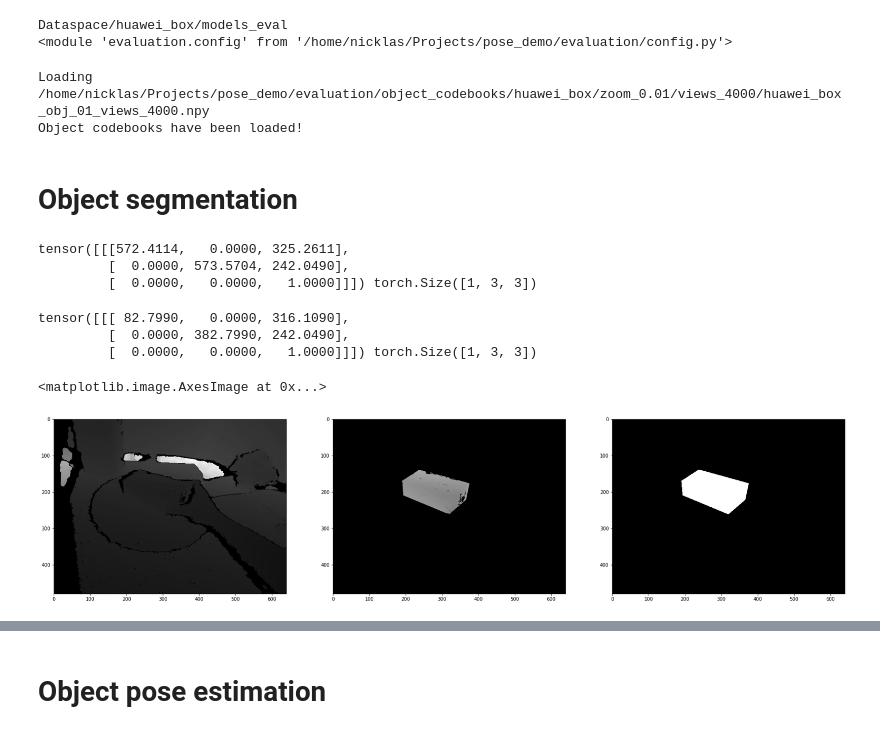
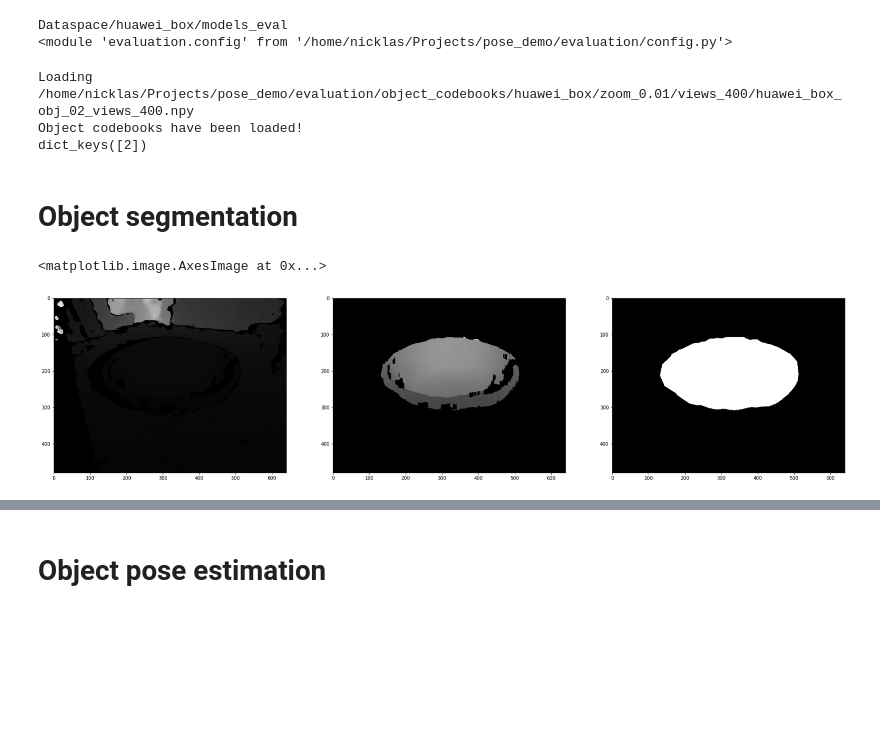
Before and after one commit to EternalGoldenBraid/pose_demo, a Jupyter notebook: example/prototype.ipynb, the cells around one changed output, grey strips where cells are left out. Drawn from its saved outputs; the diff is of its cells as text; code cells hidden in the pictures; blank space fills up the shorter version.

```diff
--- a/example/prototype.ipynb
+++ b/example/prototype.ipynb
@@ -52,6 +52,6 @@ cfg.RENDER_HEIGHT = 480  # the height of rendered images
 cfg.DATASET_NAME = 'huawei_box'        # dataset name
 #cfg.DATASET_NAME = 'lm'        # dataset name
 
-cfg.HEMI_ONLY = False   # only the upper hemishpere is used for LineMOD
+cfg.HEMI_ONLY = True
 # %%
 print(os.getcwd()); cfg.DATA_PATH; os.listdir()
@@ -120,20 +119,10 @@ object_codebooks = utils.OVE6D_codebook_generation(codebook_dir=codebook_saving_
                                                     config=cfg,
                                                     device=DEVICE)
 print('Object codebooks have been loaded!')
+print(object_codebooks.keys())
 # %% [output]
-Loading  /home/nicklas/Projects/pose_demo/evaluation/object_codebooks/huawei_box/zoom_0.01/views_4000/huawei_box_obj_01_views_4000.npy
+Loading  /home/nicklas/Projects/pose_demo/evaluation/object_codebooks/huawei_box/zoom_0.01/views_400/huawei_box_obj_02_views_400.npy
 Object codebooks have been loaded!
+dict_keys([2])
 # %% [markdown]
 # Object segmentation
-# %%
-print(cam_K, cam_K.shape)
-# %% [output]
-tensor([[[572.4114,   0.0000, 325.2611],
-         [  0.0000, 573.5704, 242.0490],
-         [  0.0000,   0.0000,   1.0000]]]) torch.Size([1, 3, 3])
-# %%
-print(cam_K, cam_K.shape)
-# %% [output]
-tensor([[[ 82.7990,   0.0000, 316.1090],
-         [  0.0000, 382.7990, 242.0490],
-         [  0.0000,   0.0000,   1.0000]]]) torch.Size([1, 3, 3])
@@ -150,21 +129,23 @@ cam_K[0][0,2] = 316.109; cam_K[0][1,2] = 242.0490
 # %%
-files = ['1656333461794.60351562500000', '1656333463394.28930664062500',
-        '1656333465394.65112304687500', '1656333466832.90551757812500']
+#files = ['1656333461794.60351562500000', '1656333463394.28930664062500',
+#        '1656333465394.65112304687500', '1656333466832.90551757812500']
 
 cfg.VP_NUM_TOPK = 50   # the retrieval number of viewpoint
 cfg.RANK_NUM_TOPK = 5  # the ranking number of full 3D orientation
 cfg.USE_ICP = False
-interpolate = False
+interpolate = True
 
 #test_data_dir = datapath / 'lm' / 'test'          # path to the test dataset of BOP
 test_data_dir = datapath / 'huawei_box' / 'test'          # path to the test dataset of BOP
 
-scene_id = 1   # range [1, 15]
-view_id = '0008'  # range [0, 1214]
+scene_id = 2   # range [1, 15]
+view_id = 0  # range [0, 1214]
 
-idx = 0
+idx = 1
 scene_dir = pjoin(test_data_dir, '{:06d}'.format(scene_id))
-color_file = pjoin(scene_dir, 'rgb/_Color_' + files[idx] + '.png')
+
+files = [f[1:-4].split('_')[1] for f in os.listdir(scene_dir+'/mask')]
+#color_file = pjoin(scene_dir, 'rgb/_Color_' + files[idx] + '.png')
 depth_file = pjoin(scene_dir, 'depth/_Depth_' + files[idx] + '.csv')
 #mask_file = pjoin(scene_dir, 'mask_visib/{:06d}_{:06d}.png'.format(view_id, 0))
 mask_file = pjoin(scene_dir, 'mask/_mask_' + files[idx] + '.png')
@@ -175,8 +156,9 @@ tar_obj_id = scene_id # object id equals the scene id for LM dataset
 cam_info_file = pjoin(scene_dir, 'scene_camera.json')
 with open(cam_info_file, 'r') as cam_f:
     scene_camera_info = json.load(cam_f)
-#view_cam_info = scene_camera_info[str(view_id)]  # scene camera information
-view_cam_info = scene_camera_info[str(0)]  # scene camera information
+view_cam_info = scene_camera_info[str(view_id)]  # scene camera information
+#view_cam_info = scene_camera_info[str(scene_id)]  # scene camera information
+#view_cam_info = scene_camera_info[str(0)]  # scene camera information
 
 ############## read the ground truth pose for calculating errors ##############
 #gt_pose_file = os.path.join(scene_dir, 'scene_gt.json')
@@ -195,10 +177,6 @@ view_depth *= view_cam_info['depth_scale']
 view_camK = torch.tensor(view_cam_info['cam_K'], dtype=torch.float32).view(3, 3)[None, ...] # 1x3x3
 cam_K = view_camK.to(DEVICE)
 
-####################################
-cam_K[0][0,0] = 82.799; cam_K[0][1,1] = 382.799
-cam_K[0][0,2] = 316.109; cam_K[0][1,2] = 242.0490
-####################################
 
 view_depth = view_depth.to(DEVICE)
 #obj_mask = torch.tensor(np.array(Image.open(mask_file)))
@@ -226,31 +204,31 @@ ax[2].imshow(obj_mask.cpu(), cmap='gray')
 #view_timer = time.time()
 #rgb_img = cv2.imread(color_file)
 #imread_cost = time.time() - view_timer
 #
 #rcnn_timer = time.time()
 #output = predictor(rgb_img)
 #rcnn_pred_ids = output["instances"].pred_classes
 #rcnn_pred_masks = output["instances"].pred_masks
 #rcnn_pred_scores = output["instances"].scores
 #rcnn_cost = time.time() - rcnn_timer
 ###################### object segmentation ######################
 
 #tar_rcnn_d = tar_obj_id - 1
 #obj_masks = rcnn_pred_masks # NxHxW
 #obj_depths = view_depth[None, ...] * obj_masks
 #tar_obj_depths = obj_depths[tar_rcnn_d==rcnn_pred_ids]
 #tar_obj_masks = rcnn_pred_masks[tar_rcnn_d==rcnn_pred_ids]
 #tar_obj_scores = rcnn_pred_scores[tar_rcnn_d==rcnn_pred_ids]
 
 #mask_pixel_count = tar_obj_masks.view(tar_obj_masks.size(0), -1).sum(dim=1)
 #valid_idx = (mask_pixel_count >= 100)
 #if valid_idx.sum() == 0:
 #    mask_visib_ratio = mask_pixel_count / mask_pixel_count.max()
 #    valid_idx = mask_visib_ratio >= 0.05
 #
 #tar_obj_masks = tar_obj_masks[valid_idx] # select the target object instance masks
 #tar_obj_depths = tar_obj_depths[valid_idx]
 #tar_obj_scores = tar_obj_scores[valid_idx]
 # %% [output]
 <matplotlib.image.AxesImage at 0x...>
-[figure, old version]
+[figure, new version]
```
Also changed, not shown: parts of 8 cells of this notebook, 14 other files.
